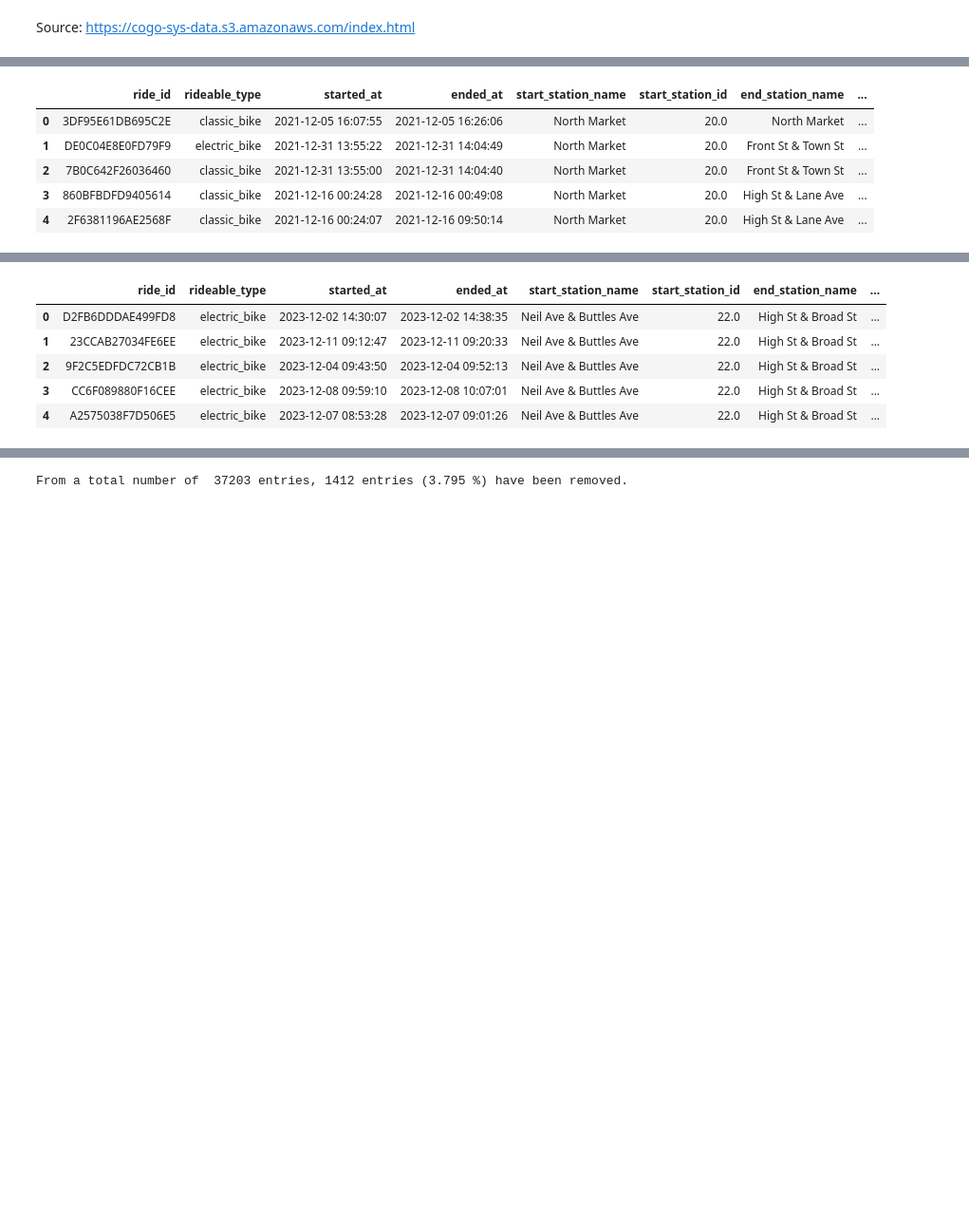
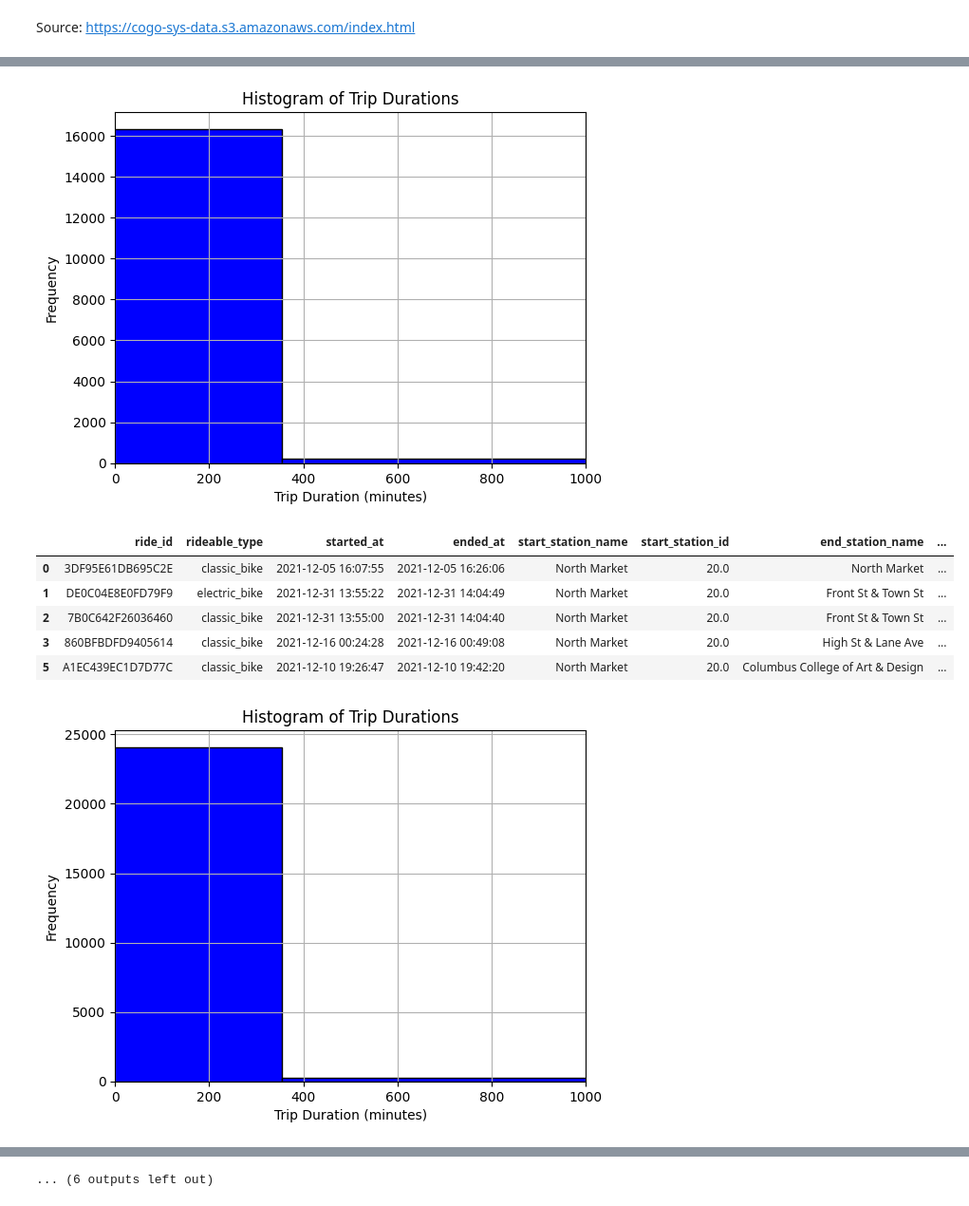
Before and after one commit to 666Xiao666/GEO877-FS24-McKenzie, a Jupyter notebook: read_clean_data.ipynb, the cells around one changed output, grey strips where cells are left out. Shown at 95% size. Saved outputs shown, nothing was run; the diff lists cells and outputs as text; code cells hidden in the pictures; blank space fills up the shorter version.

Commit message:
update max durations to < 400 min  by visualization with histogram

```diff
--- a/read_clean_data.ipynb
+++ b/read_clean_data.ipynb
@@ -4,6 +4,7 @@ Source: <https://cogo-sys-data.s3.amazonaws.com/index.html>
 import pandas as pd
 import os, sys
 import numpy as np
+import matplotlib.pyplot as plt
 
 #reads in csv sources as df
 path = "CoGo_Bikerental_colorado_US/original_data/"
@@ -13,6 +14,7 @@ print(filelist)
 #creates counter for entries before and after cleaning
 count_original = 0
 count_clean = 0
+trip_durations = []
 
 for f in filelist:
     source = path + f
@@ -27,20 +29,32 @@ for f in filelist:
     df['started_at']= pd.to_datetime(df['started_at'])
     df['ended_at']= pd.to_datetime(df['ended_at'])
 
-    #calculates trip duration and adds value to a new attribute "trip duration"
-    df["trip_duration"] = (df["ended_at"] - df["started_at"])
+    #calculates trip duration in minutes and adds value to a new attribute "trip duration"
+    df["trip_duration [min]"] = ((df["ended_at"] - df["started_at"]).dt.total_seconds() / 60).astype(int)
+    trip_durations.extend(df["trip_duration [min]"])
+
+    # Plot histogram of trip durations for finding a max duration of trips
+    plt.hist(trip_durations, bins=50, color='blue', edgecolor='black')
+    plt.title('Histogram of Trip Durations')
+    plt.xlabel('Trip Duration (minutes)')
+    plt.ylabel('Frequency')
+
+    # zooming into trip durations
+    plt.xlim(left=0, right=1000)
+    plt.grid(True)
+    plt.show()
 
     #filters out trips < 10 min that end at the same coordinates as they start AND trips > 10 h AND trips having no coordinate values
-    maxduration = pd.Timedelta(hours=10)
-    minduration = pd.Timedelta(minutes=10)
+    maxduration = 400
+    minduration = 10
 
-    df = df[~((df['trip_duration'] < minduration) & (df['start_lat'] == df['end_lat']) & (df['start_lng'] == df['end_lng']))]
-    df = df[df['trip_duration'] < maxduration]
+    df = df[~((df['trip_duration [min]'] < minduration) & (df['start_lat'] == df['end_lat']) & (df['start_lng'] == df['end_lng']))]
+    df = df[df['trip_duration [min]'] < maxduration]
     df = df[~(df['start_lat'].isna() | df['start_lng'].isna() | df['end_lat'].isna() | df['end_lng'].isna())]
 
     #check on filtered out data
-    #df_minduration = df[((df['trip_duration'] < minduration) & (df['start_lat'] == df['end_lat']) & (df['start_lng'] == df['end_lng']))]
-    #df_maxduration = df[df['trip_duration'] >= maxduration]
+    #df_minduration = df[((df["trip_duration [min]"] < minduration) & (df['start_lat'] == df['end_lat']) & (df['start_lng'] == df['end_lng']))]
+    #df_maxduration = df[df["trip_duration [min]"] >= maxduration]
     #df_nan = df[(df['start_lat'].isna() | df['start_lng'].isna() | df['end_lat'].isna() | df['end_lng'].isna())]
     #display(df_minduration.head())
     #display(df_maxduration.head())
@@ -79,15 +96,17 @@ print(f"From a total number of  {count_original} entries, {removed} entries ({sh
 |  | ride_id | rideable_type | started_at | ended_at | start_station_name | start_station_id | end_station_name | ... |
 | 0 | 37C46B2159B84F8B | classic_bike | 2021-07-14 12:07:08 | 2021-07-14 12:14:21 | Northwest Blvd & Chambers Rd | 94.0 | Mallway Park at Arlington Ave | ... |
 | 1 | 8CF8EE1DD8DB5B58 | classic_bike | 2021-07-14 16:43:34 | 2021-07-14 16:58:05 | Grandview Ave & 3rd Ave | 78.0 | Kilbourne St & Vine St | ... |
 | 2 | 970D456FD69DA4CC | classic_bike | 2021-07-03 18:47:10 | 2021-07-03 19:09:49 | High St & King Ave | 50.0 | High St & Crestview Rd | ... |
 | 3 | 1BD8C6D38853A946 | electric_bike | 2021-07-28 09:54:21 | 2021-07-28 10:05:59 | Bank St & Frankfort St | 8.0 | City Hall | ... |
 | 4 | 2E3C4C8E3B054786 | classic_bike | 2021-07-07 10:45:21 | 2021-07-07 11:22:19 | High St & King Ave | 50.0 | Library - Linden Branch | ... |
+[figure, added]
 |  | ride_id | rideable_type | started_at | ended_at | start_station_name | start_station_id | end_station_name | ... |
 | 0 | 3DF95E61DB695C2E | classic_bike | 2021-12-05 16:07:55 | 2021-12-05 16:26:06 | North Market | 20.0 | North Market | ... |
 | 1 | DE0C04E8E0FD79F9 | electric_bike | 2021-12-31 13:55:22 | 2021-12-31 14:04:49 | North Market | 20.0 | Front St & Town St | ... |
 | 2 | 7B0C642F26036460 | classic_bike | 2021-12-31 13:55:00 | 2021-12-31 14:04:40 | North Market | 20.0 | Front St & Town St | ... |
 | 3 | 860BFBDFD9405614 | classic_bike | 2021-12-16 00:24:28 | 2021-12-16 00:49:08 | North Market | 20.0 | High St & Lane Ave | ... |
-| 4 | 2F6381196AE2568F | classic_bike | 2021-12-16 00:24:07 | 2021-12-16 09:50:14 | North Market | 20.0 | High St & Lane Ave | ... |
+| 5 | A1EC439EC1D7D77C | classic_bike | 2021-12-10 19:26:47 | 2021-12-10 19:42:20 | North Market | 20.0 | Columbus College of Art & Design | ... |
+[figure, added]
 |  | ride_id | rideable_type | started_at | ended_at | start_station_name | start_station_id | end_station_name | ... |
 | 0 | 0089B6EA5BEDE50C | classic_bike | 2022-07-14 21:34:51 | 2022-07-14 21:42:23 | Lane Ave at Olentangy Trail | 60.0 | High St & Lane Ave | ... |
 | 1 | 0B3D03841E311516 | classic_bike | 2022-07-24 00:45:19 | 2022-07-24 00:57:05 | Lane Ave at Olentangy Trail | 60.0 | High St & Lane Ave | ... |
@@ -109,6 +115,0 @@ print(f"From a total number of  {count_original} entries, {removed} entries ({sh
-|  | ride_id | rideable_type | started_at | ended_at | start_station_name | start_station_id | end_station_name | ... |
-| 0 | D2FB6DDDAE499FD8 | electric_bike | 2023-12-02 14:30:07 | 2023-12-02 14:38:35 | Neil Ave & Buttles Ave | 22.0 | High St & Broad St | ... |
-| 1 | 23CCAB27034FE6EE | electric_bike | 2023-12-11 09:12:47 | 2023-12-11 09:20:33 | Neil Ave & Buttles Ave | 22.0 | High St & Broad St | ... |
-| 2 | 9F2C5EDFDC72CB1B | electric_bike | 2023-12-04 09:43:50 | 2023-12-04 09:52:13 | Neil Ave & Buttles Ave | 22.0 | High St & Broad St | ... |
-| 3 | CC6F089880F16CEE | electric_bike | 2023-12-08 09:59:10 | 2023-12-08 10:07:01 | Neil Ave & Buttles Ave | 22.0 | High St & Broad St | ... |
-| 4 | A2575038F7D506E5 | electric_bike | 2023-12-07 08:53:28 | 2023-12-07 09:01:26 | Neil Ave & Buttles Ave | 22.0 | High St & Broad St | ... |
@@ -115 +117 @@ print(f"From a total number of  {count_original} entries, {removed} entries ({sh
-From a total number of  37203 entries, 1412 entries (3.795 %) have been removed.
+... (6 outputs left out)
```
Also changed, not shown: parts of 1 cell of this notebook, 8 other files.
